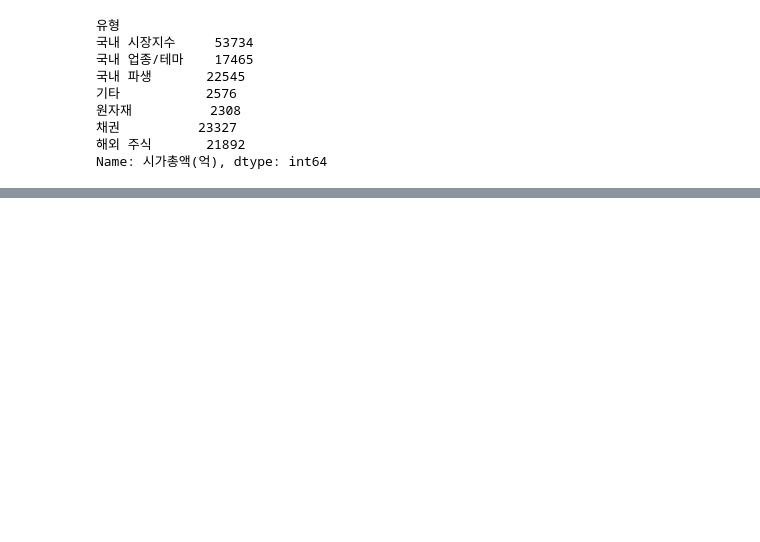
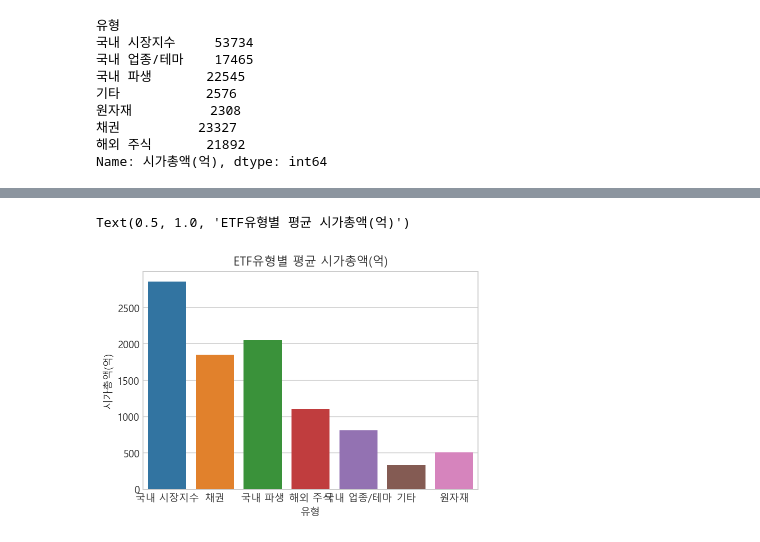
Before and after one commit to JIKMAN/Data-Analytics, a Jupyter notebook: etf_analysis.ipynb, the cells around one changed output, grey strips where cells are left out. Saved outputs shown, nothing was run; the diff lists cells and outputs as text; code cells hidden in the pictures; blank space fills up the shorter version.

```diff
--- a/etf_analysis.ipynb
+++ b/etf_analysis.ipynb
@@ -541,0 +539,6 @@ sns.violinplot(data=df, x="유형", y="3개월수익률", hue="인버스",
+# %%
+sns.barplot(data=df, x="유형", y="시가총액(억)",
+            ci=None).set_title("ETF유형별 평균 시가총액(억)")
+# %% [output]
+Text(0.5, 1.0, 'ETF유형별 평균 시가총액(억)')
+[figure, added]
```
Also changed, not shown: parts of 59 cells of this notebook.
